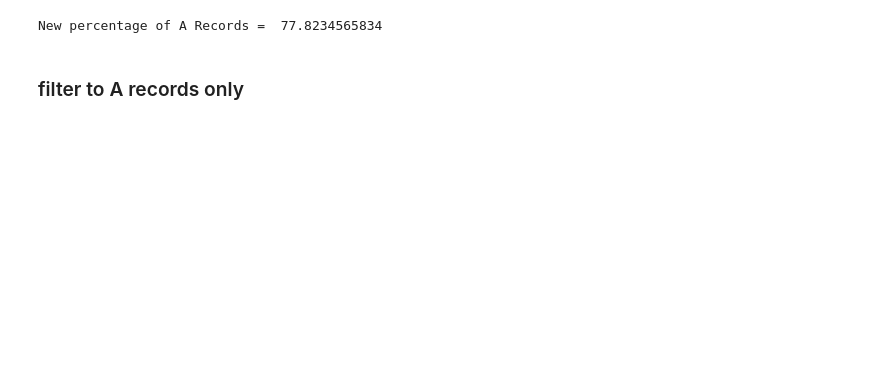
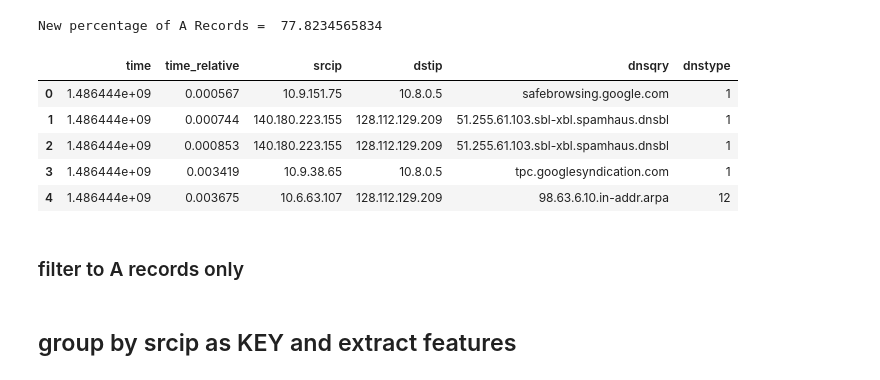
Before and after one commit to shahifaqeer/oit-dns, a Jupyter notebook: pcap-feature-extractor.ipynb, the cells around one changed output. Saved outputs shown, nothing was run; the diff lists cells and outputs as text; code cells hidden in the pictures; blank space fills up the shorter version.

```diff
--- a/pcap-feature-extractor.ipynb
+++ b/pcap-feature-extractor.ipynb
@@ -71,6 +91,15 @@ dnstype_count.dnstype_count.sort_values(inplace=True, ascending=False)
 print "New percentage of A Records = ", dnstype_count.iloc[0]/dnstype_count.sum()*100
 # %% [output]
 New percentage of A Records =  77.8234565834
+# %%
+df.head()
+# %% [output]
+|  | time | time_relative | srcip | dstip | dnsqry | dnstype |
+| 0 | 1.486444e+09 | 0.000567 | 10.9.151.75 | 10.8.0.5 | safebrowsing.google.com | 1 |
+| 1 | 1.486444e+09 | 0.000744 | 140.180.223.155 | 128.112.129.209 | 51.255.61.103.sbl-xbl.spamhaus.dnsbl | 1 |
+| 2 | 1.486444e+09 | 0.000853 | 140.180.223.155 | 128.112.129.209 | 51.255.61.103.sbl-xbl.spamhaus.dnsbl | 1 |
+| 3 | 1.486444e+09 | 0.003419 | 10.9.38.65 | 10.8.0.5 | tpc.googlesyndication.com | 1 |
+| 4 | 1.486444e+09 | 0.003675 | 10.6.63.107 | 128.112.129.209 | 98.63.6.10.in-addr.arpa | 12 |
 # %% [markdown]
 ### filter to A records only
 # %%
@@ -79,0 +107,2 @@ df
+# %% [markdown]
+## group by srcip as KEY and extract features
```
Also changed, not shown: parts of 8 cells of this notebook.
